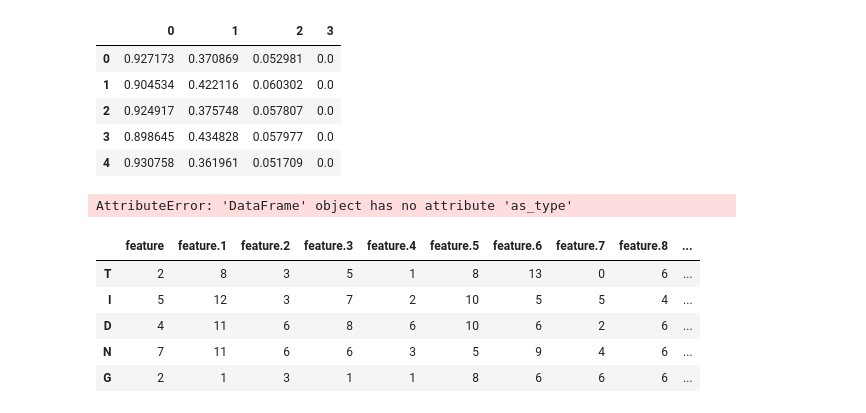
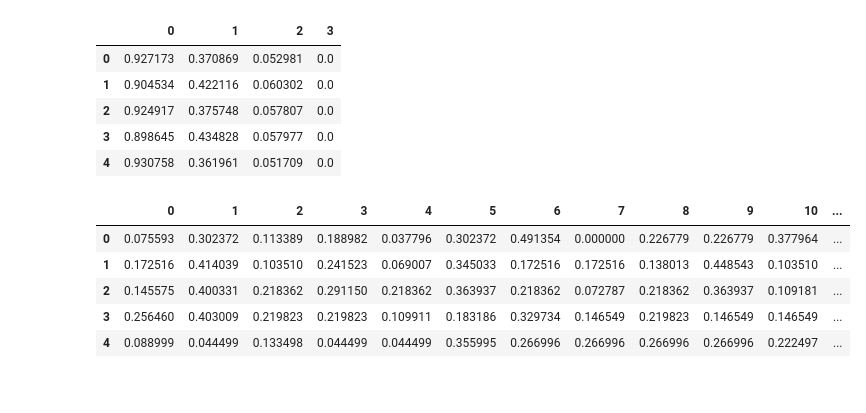
Before and after one commit to kantologist/NIPS-Global-Paper-Implementation-Challenge, a Jupyter notebook: kmeans.ipynb, the cells around one changed output. Saved outputs shown, nothing was run; the diff lists cells and outputs as text; code cells hidden in the pictures.

Commit message:
normalized the datasets after some preprocessing

```diff
--- a/kmeans.ipynb
+++ b/kmeans.ipynb
@@ -97,6 +97,8 @@ def normalize(data, no_features):
 #     column = ["feature"] * no_features
     data_norm = pd.DataFrame(data_norm)
     return data_norm
+# %%
+letter = letter.astype("float64")
 # %%
 from sklearn import preprocessing
 le = preprocessing.LabelEncoder()
@@ -105,7 +107,7 @@ iris["feature.3"] = le.fit_transform(iris["feature.3"])
 bank_norm = normalize(bank, 5)
 iris_norm = normalize(iris, 4)
 wine_norm = normalize(wine, 13)
-# letter_norm = normalize(letter, 16)
+letter_norm = normalize(letter, 16)
 # %%
 wine_norm.head()
 # %% [output]
@@ -133,16 +135,12 @@ iris_norm.head()
 | 2 | 0.924917 | 0.375748 | 0.057807 | 0.0 |
 | 3 | 0.898645 | 0.434828 | 0.057977 | 0.0 |
 | 4 | 0.930758 | 0.361961 | 0.051709 | 0.0 |
-# %%
-letter = letter.as_type("float64")
-# %% [output]
-AttributeError: 'DataFrame' object has no attribute 'as_type'
 # %%
-letter.head()
+letter_norm.head()
 # %% [output]
-|  | feature | feature.1 | feature.2 | feature.3 | feature.4 | feature.5 | feature.6 | feature.7 | feature.8 | ... |
-| T | 2 | 8 | 3 | 5 | 1 | 8 | 13 | 0 | 6 | ... |
-| I | 5 | 12 | 3 | 7 | 2 | 10 | 5 | 5 | 4 | ... |
-| D | 4 | 11 | 6 | 8 | 6 | 10 | 6 | 2 | 6 | ... |
-| N | 7 | 11 | 6 | 6 | 3 | 5 | 9 | 4 | 6 | ... |
-| G | 2 | 1 | 3 | 1 | 1 | 8 | 6 | 6 | 6 | ... |
+|  | 0 | 1 | 2 | 3 | 4 | 5 | 6 | 7 | 8 | 9 | 10 | ... |
+| 0 | 0.075593 | 0.302372 | 0.113389 | 0.188982 | 0.037796 | 0.302372 | 0.491354 | 0.000000 | 0.226779 | 0.226779 | 0.377964 | ... |
+| 1 | 0.172516 | 0.414039 | 0.103510 | 0.241523 | 0.069007 | 0.345033 | 0.172516 | 0.172516 | 0.138013 | 0.448543 | 0.103510 | ... |
+| 2 | 0.145575 | 0.400331 | 0.218362 | 0.291150 | 0.218362 | 0.363937 | 0.218362 | 0.072787 | 0.218362 | 0.363937 | 0.109181 | ... |
+| 3 | 0.256460 | 0.403009 | 0.219823 | 0.219823 | 0.109911 | 0.183186 | 0.329734 | 0.146549 | 0.219823 | 0.146549 | 0.146549 | ... |
+| 4 | 0.088999 | 0.044499 | 0.133498 | 0.044499 | 0.044499 | 0.355995 | 0.266996 | 0.266996 | 0.266996 | 0.266996 | 0.222497 | ... |
```
Also changed, not shown: parts of 1 cell of this notebook.
